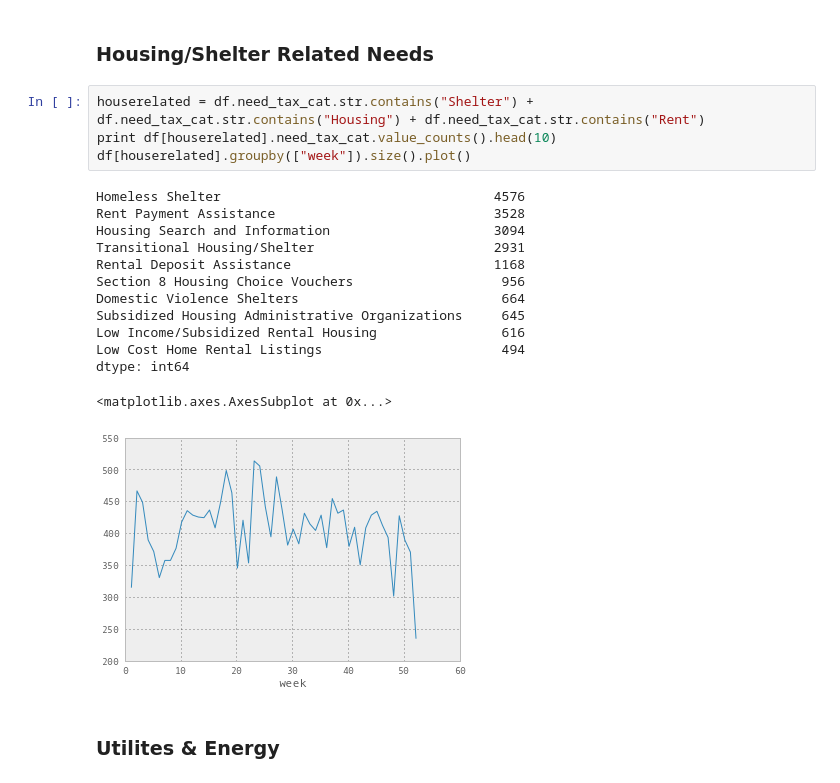
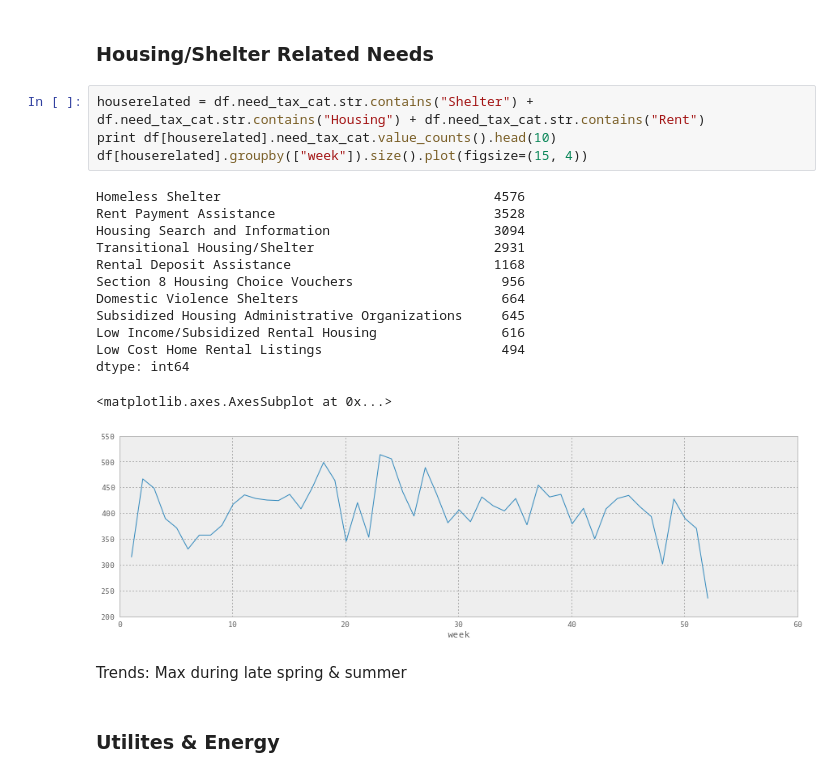
Before and after one commit to SDRDLAnalysts/pdp-data-projects, a Jupyter notebook: 211sandiego.org/servicecalls/analysts/gonzalo.ipynb, the cells around one changed output. Drawn from its saved outputs; the diff is of its cells as text.

```diff
--- a/211sandiego.org/servicecalls/analysts/gonzalo.ipynb
+++ b/211sandiego.org/servicecalls/analysts/gonzalo.ipynb
@@ -335,21 +337,23 @@ dtype: int64
 # %%
 houserelated = df.need_tax_cat.str.contains("Shelter") + df.need_tax_cat.str.contains("Housing") + df.need_tax_cat.str.contains("Rent")
 print df[houserelated].need_tax_cat.value_counts().head(10)
-df[houserelated].groupby(["week"]).size().plot()
+df[houserelated].groupby(["week"]).size().plot(figsize=(15, 4))
 # %% [output]
 Homeless Shelter                                   4576
 Rent Payment Assistance                            3528
 Housing Search and Information                     3094
 Transitional Housing/Shelter                       2931
 Rental Deposit Assistance                          1168
 Section 8 Housing Choice Vouchers                   956
 Domestic Violence Shelters                          664
 Subsidized Housing Administrative Organizations     645
 Low Income/Subsidized Rental Housing                616
 Low Cost Home Rental Listings                       494
 dtype: int64
 <matplotlib.axes.AxesSubplot at 0x...>
-[figure, old version]
+[figure, new version]
+# %% [markdown]
+Trends: Max during late spring & summer
 # %% [markdown]
 ### Utilites & Energy
 # %%
```
Also changed, not shown: parts of 5 cells of this notebook.
